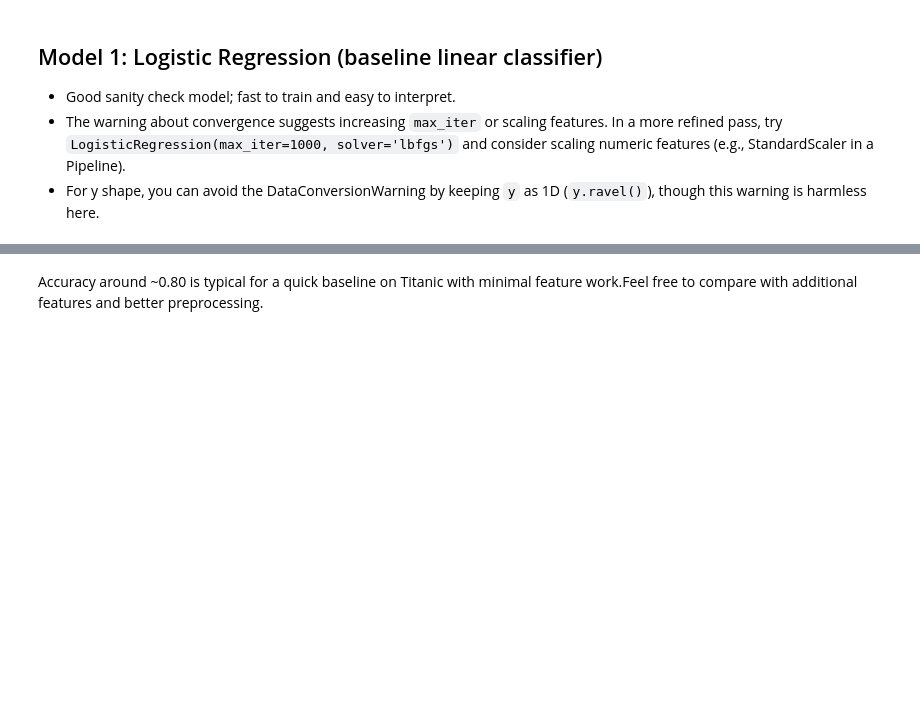
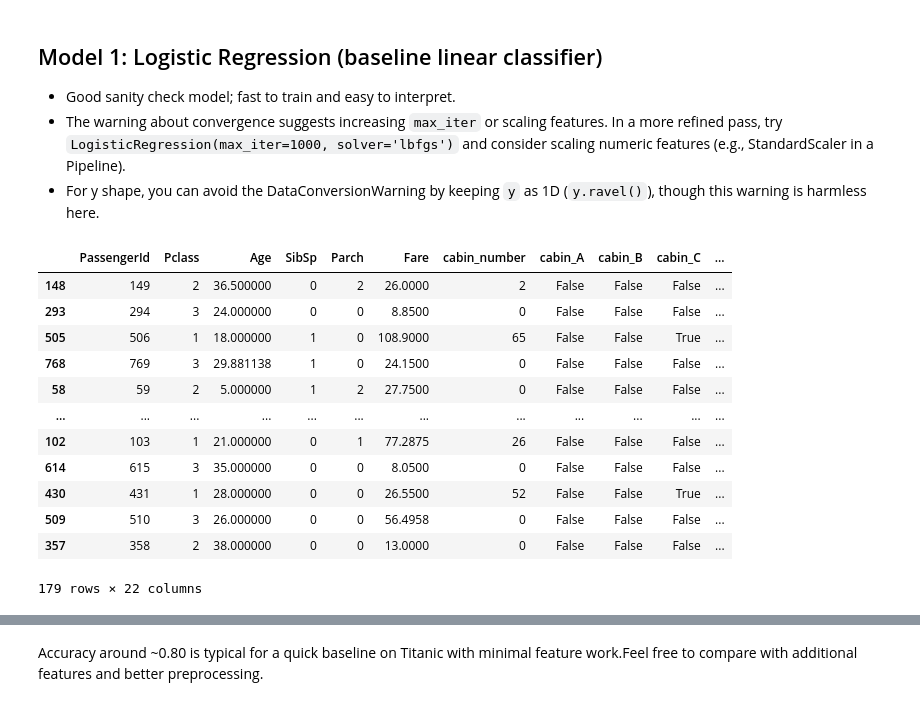
Before and after one commit to Okwybobby/WIGE-Kaggle-Competition-Example, a Jupyter notebook: titanic_model.ipynb, the cells around one changed output, grey strips where cells are left out. Saved outputs shown, nothing was run; the diff lists cells and outputs as text; code cells hidden in the pictures; blank space fills up the shorter version.

```diff
--- a/titanic_model.ipynb
+++ b/titanic_model.ipynb
@@ -170,6 +179,22 @@ LogisticRegression()
 - For y shape, you can avoid the DataConversionWarning by keeping `y` as 1D (`y.ravel()`), though this warning is harmless here.
 # %%
 y_pred = model_1.predict(X_test)
+# %%
+X_test
+# %% [output]
+|  | PassengerId | Pclass | Age | SibSp | Parch | Fare | cabin_number | cabin_A | cabin_B | cabin_C | ... |
+| 148 | 149 | 2 | 36.500000 | 0 | 2 | 26.0000 | 2 | False | False | False | ... |
+| 293 | 294 | 3 | 24.000000 | 0 | 0 | 8.8500 | 0 | False | False | False | ... |
+| 505 | 506 | 1 | 18.000000 | 1 | 0 | 108.9000 | 65 | False | False | True | ... |
+| 768 | 769 | 3 | 29.881138 | 1 | 0 | 24.1500 | 0 | False | False | False | ... |
+| 58 | 59 | 2 | 5.000000 | 1 | 2 | 27.7500 | 0 | False | False | False | ... |
+| ... | ... | ... | ... | ... | ... | ... | ... | ... | ... | ... | ... |
+| 102 | 103 | 1 | 21.000000 | 0 | 1 | 77.2875 | 26 | False | False | False | ... |
+| 614 | 615 | 3 | 35.000000 | 0 | 0 | 8.0500 | 0 | False | False | False | ... |
+| 430 | 431 | 1 | 28.000000 | 0 | 0 | 26.5500 | 52 | False | False | True | ... |
+| 509 | 510 | 3 | 26.000000 | 0 | 0 | 56.4958 | 0 | False | False | False | ... |
+| 357 | 358 | 2 | 38.000000 | 0 | 0 | 13.0000 | 0 | False | False | False | ... |
+179 rows × 22 columns
 # %%
 accuracy_score(y_test, y_pred)
 # %% [output]
```
Also changed, not shown: parts of 5 cells of this notebook.
